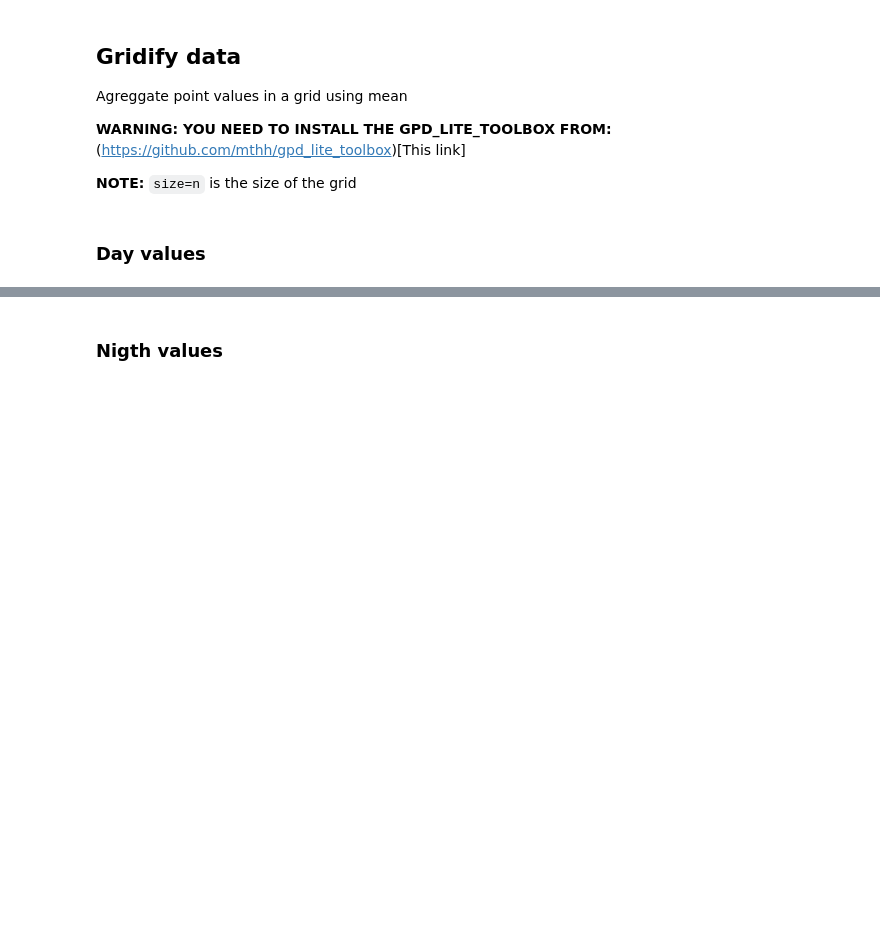
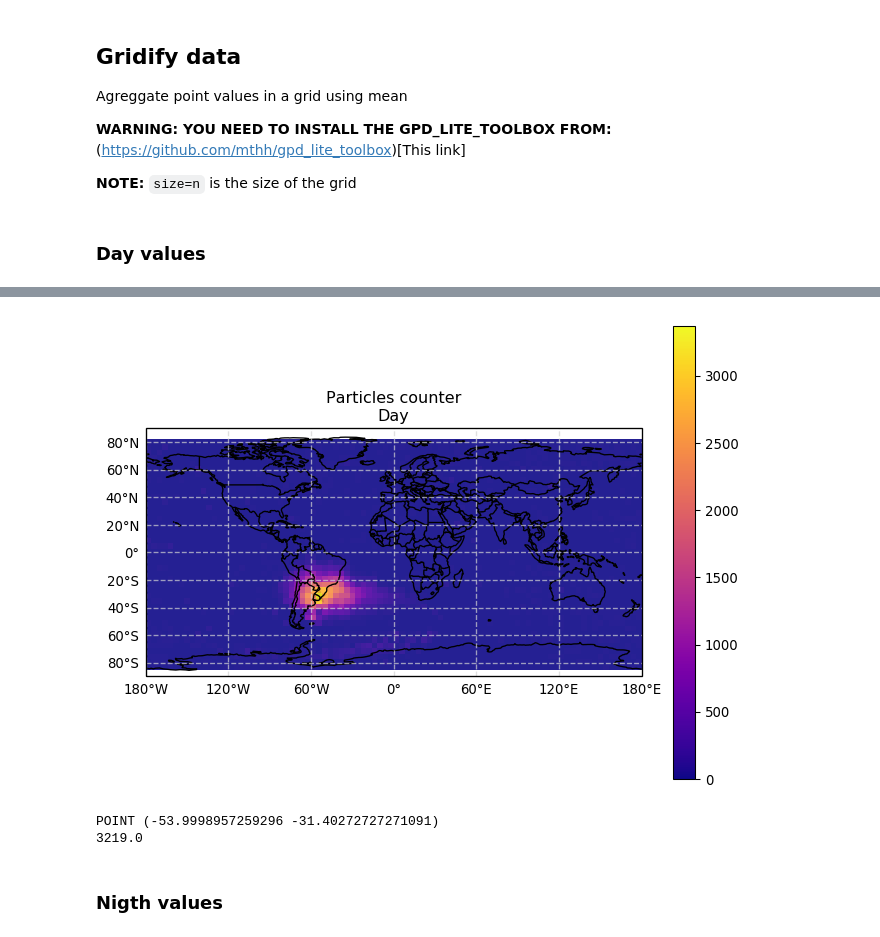
Before and after one commit to spel-uchile/langmuir_parser, a Jupyter notebook: notebooks/langmuir-2.ipynb, the cells around one changed output, grey strips where cells are left out. Saved outputs shown, nothing was run; the diff lists cells and outputs as text; code cells hidden in the pictures; blank space fills up the shorter version.

```diff
--- a/notebooks/langmuir-2.ipynb
+++ b/notebooks/langmuir-2.ipynb
@@ -177,14 +186,8 @@ gpointplot_map(gdf_f, title="Particles counter\nNight")
 ### An interactive map
 Move the slider to filter by value
 # %%
-df_f = df.assign(Coord=list(zip(df.Lon, df.Lat)))
-df_f.loc[:,"Coord"] = df_f["Coord"].apply(Point)
-gdf = gpd.GeoDataFrame(df_f, geometry='Coord')
-vmin = gdf["Particles counter"].min()
-vmax = gdf["Particles counter"].max()
-
 def update_map(Treshold=100):
-    gpointplot_map(gdf[gdf["Particles counter"] > Treshold], vmin, vmax, title="Particles counter (>{0})".format(Treshold))
+    gpointplot_map(gdf[gdf["Particles counter"] > Treshold], vmin=vmin, vmax=vmax, title="Particles counter (>{0})".format(Treshold))
 
 interact(update_map, Treshold=IntSlider(value=100, min=vmin, max=vmax, step=1, continuous_update=False))
 # %% [output]
@@ -226,5 +237,5 @@ import numpy as np
 ### Day values
 # %%
 gdf_f = gdf[gdf["day"]==1]
-ggridify_map(gdf_f, size=4, title="Particles counter\nDay")
+pmax = ggridify_map(gdf_f, size=4, vmin=vmin, vmax=vmax, title="Particles counter\nDay", get_max=True)
 # %% [output]
@@ -233,3 +242,10 @@ ggridify_map(gdf_f, size=4, title="Particles counter\nDay")
+[figure, added]
+# %%
+print(pmax.geometry.centroid)
+print(pmax["Particles counter"])
+# %% [output]
+POINT (-53.9998957259296 -31.40272727271091)
+3219.0
 # %% [markdown]
 ### Nigth values
 # %%
```
Also changed, not shown: parts of 13 cells of this notebook.
